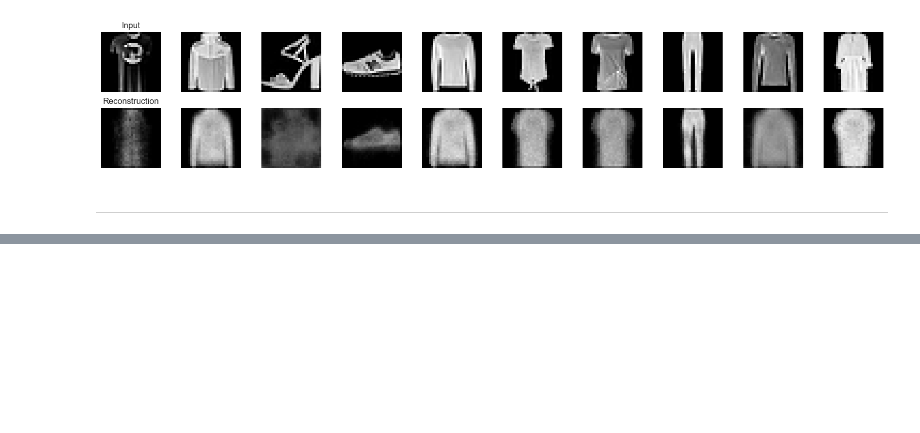
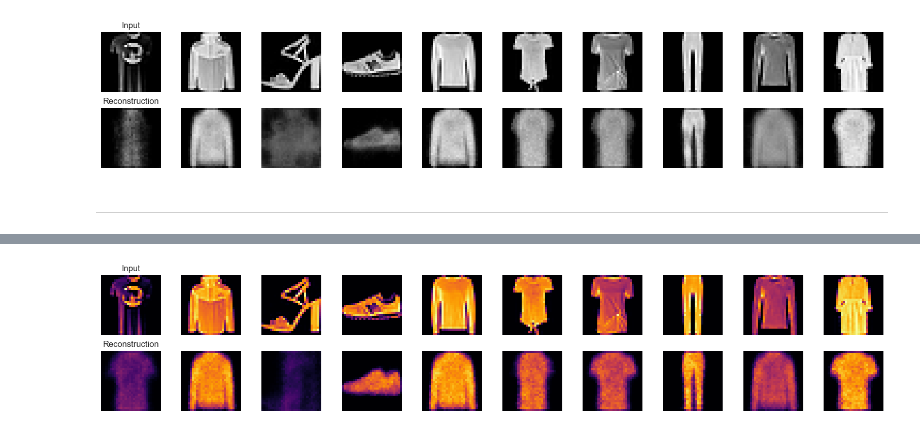
Before and after one commit to JacopoCaldana/FASHION-MNIST_VAE, a Jupyter notebook: 4_3.ipynb, the cells around one changed output, grey strips where cells are left out. Drawn from its saved outputs; the diff is of its cells as text; code cells hidden in the pictures; blank space fills up the shorter version.

```diff
--- a/4_3.ipynb
+++ b/4_3.ipynb
@@ -824 +1167,35 @@ def make_minimal_vae(latent_dim=2):
+# %%
+import numpy as np
+import matplotlib.pyplot as plt
+
+def show_original_vs_recon(model, x, n=10, seed=42, use_mu=False, cmap="inferno"):
+    """
+    model.encoder deve restituire (mu, log_var, z)
+    use_mu=False => usa z così com'è (campionato nel forward dell'encoder)
+    use_mu=True  => forza z = mu (ricostruzione deterministica)
+    """
+    rng = np.random.default_rng(seed)
+    idx = rng.choice(len(x), size=n, replace=False)
+    x_sel = x[idx]
+    mu, log_var, z = model.encoder.predict(x_sel, verbose=0)
+    z_used = mu if use_mu else z
+    x_hat = model.decoder.predict(z_used, verbose=0)
+
+    fig, axes = plt.subplots(2, n, figsize=(1.6*n, 3.2))
+    for i in range(n):
+        axes[0, i].imshow(x_sel[i].squeeze(), vmin=0, vmax=1, cmap=cmap)
+        axes[0, i].axis("off")
+        if i == 0:
+            axes[0, i].set_title("Input")
+        axes[1, i].imshow(x_hat[i].squeeze(), vmin=0, vmax=1, cmap=cmap)
+        axes[1, i].axis("off")
+        if i == 0:
+            axes[1, i].set_title("Reconstruction")
+    plt.tight_layout()
+    plt.show()
+
+# Esempio uso (vae è il tuo modello)
+show_original_vs_recon(vae, x_test, n=10, seed=42, use_mu=True)   # deterministico
+# %% [output]
+[figure, added]
 # %%
```
Also changed, not shown: parts of 14 cells of this notebook.
